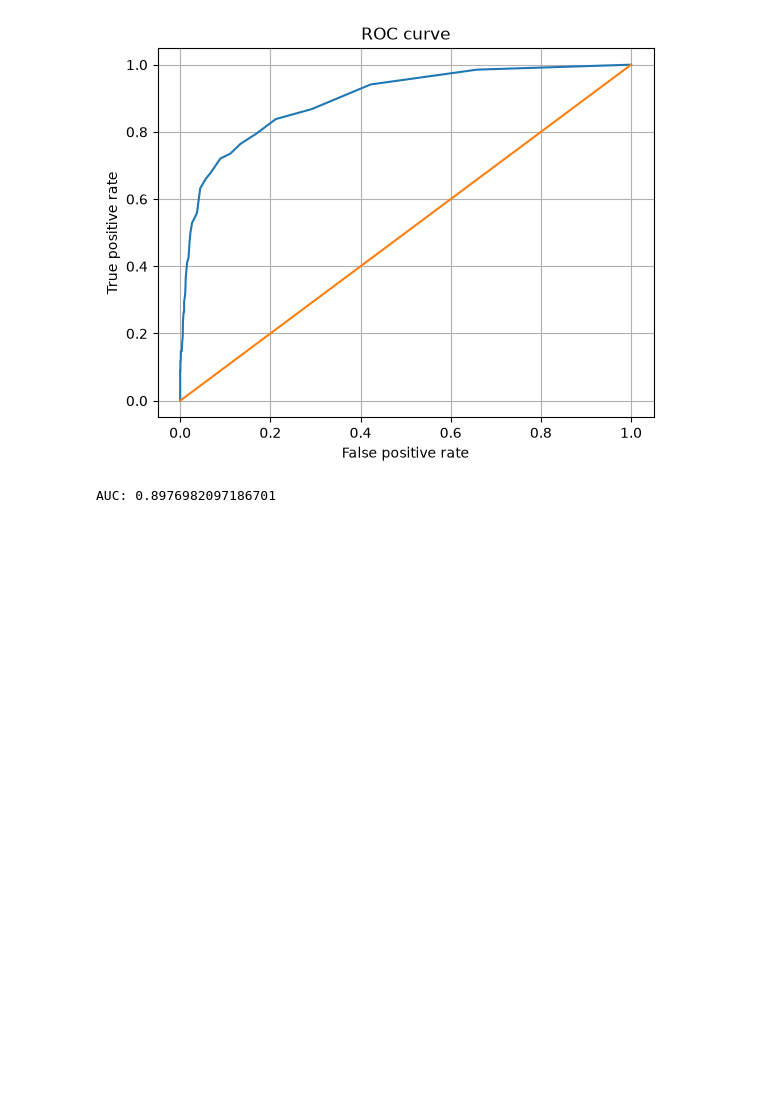
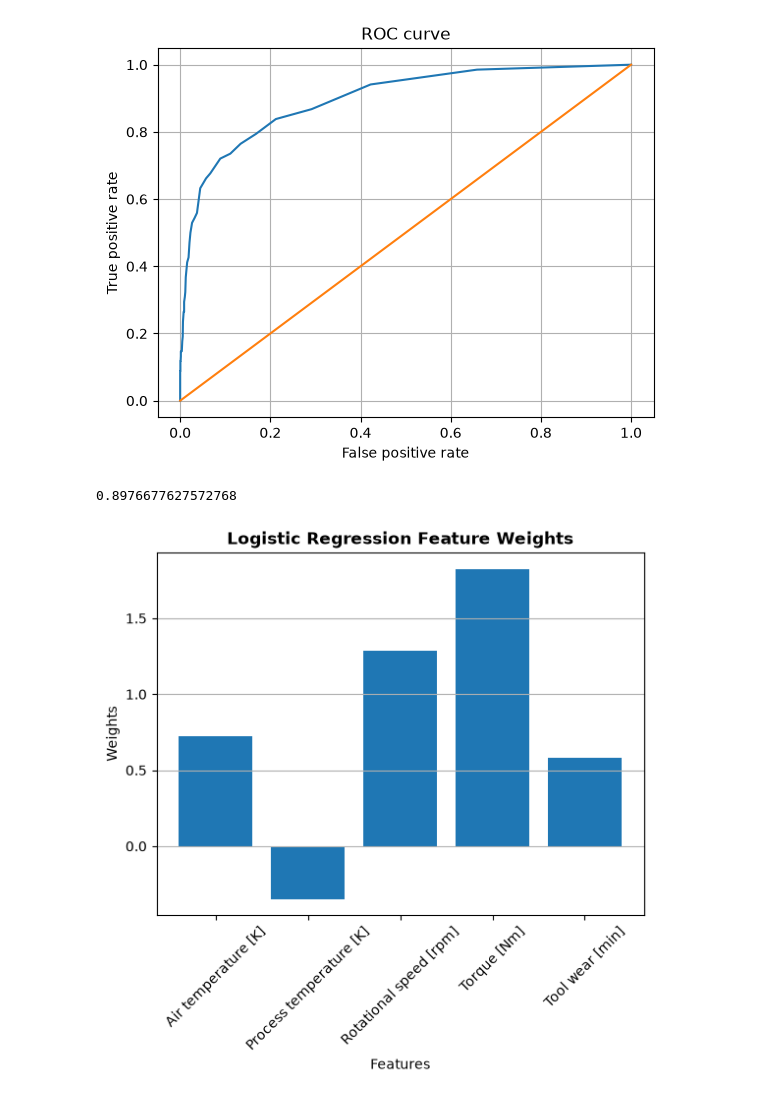
Before and after one commit to Keshi-cmd/Predictive-Maintenance, a Jupyter notebook: notebooks/02_logistic_regression.ipynb, the cells around one changed output. Saved outputs shown, nothing was run; the diff lists cells and outputs as text; code cells hidden in the pictures; blank space fills up the shorter version.

Commit message:
Complete logistic regression baseline and evaluation

```diff
--- a/notebooks/02_baseline_models.ipynb
+++ b/notebooks/02_logistic_regression.ipynb
@@ -6,7 +6,7 @@ import sys
 import importlib
 sys.path.append("..")
 # %%
-df = pd.read_csv(r"D:\ML_work\Predictive-Maintenance\data\ai4i2020.csv")
+df = pd.read_csv("../data/ai4i2020.csv")
 # %%
 features = ["Air temperature [K]",
             "Process temperature [K]",
@@ -41,7 +41,7 @@ import utils.models
 importlib.reload(utils.models)
 from utils.models import logistic_regression
 # %%
-log_reg = logistic_regression(learning_rate=0.1, iterations=1000)
+log_reg = logistic_regression(learning_rate=0.1, iterations=2000)
 # %%
 log_reg.fit(X_stan, y_train)
 # %% [output]
@@ -70,2 +64,0 @@ dtype: float64
-# %%
-log_reg.fit(X_stan, y_train)
@@ -217,14 +199,18 @@ plt.grid()
 plt.show()
 # %% [output]
 [figure]
-# %%
-fpr_sorted = fpr_scores[::-1]
-tpr_sorted = recall_scores[::-1]
-auc = 0
-for i in range(len(fpr_sorted)-1):
-    width = fpr_sorted[i+1] - fpr_sorted[i]
-    height = (tpr_sorted[i] + tpr_sorted[i+1]) / 2
-    auc = auc + width * height
-print(f"AUC: {auc}")
-# %% [output]
-AUC: 0.8976982097186701
+# %%
+auc_value = auc(fpr_scores, recall_scores)
+print(auc_value)
+# %% [output]
+0.8976677627572768
+# %%
+plt.bar(features, log_reg.w)
+plt.xlabel("Features")
+plt.ylabel("Weights")
+plt.title("Logistic Regression Feature Weights", fontweight = 'bold')
+plt.grid(axis="y")
+plt.xticks(rotation = 45)
+plt.show()
+# %% [output]
+[figure, added]
```
Also changed, not shown: parts of 7 cells of this notebook, 2 other files.
